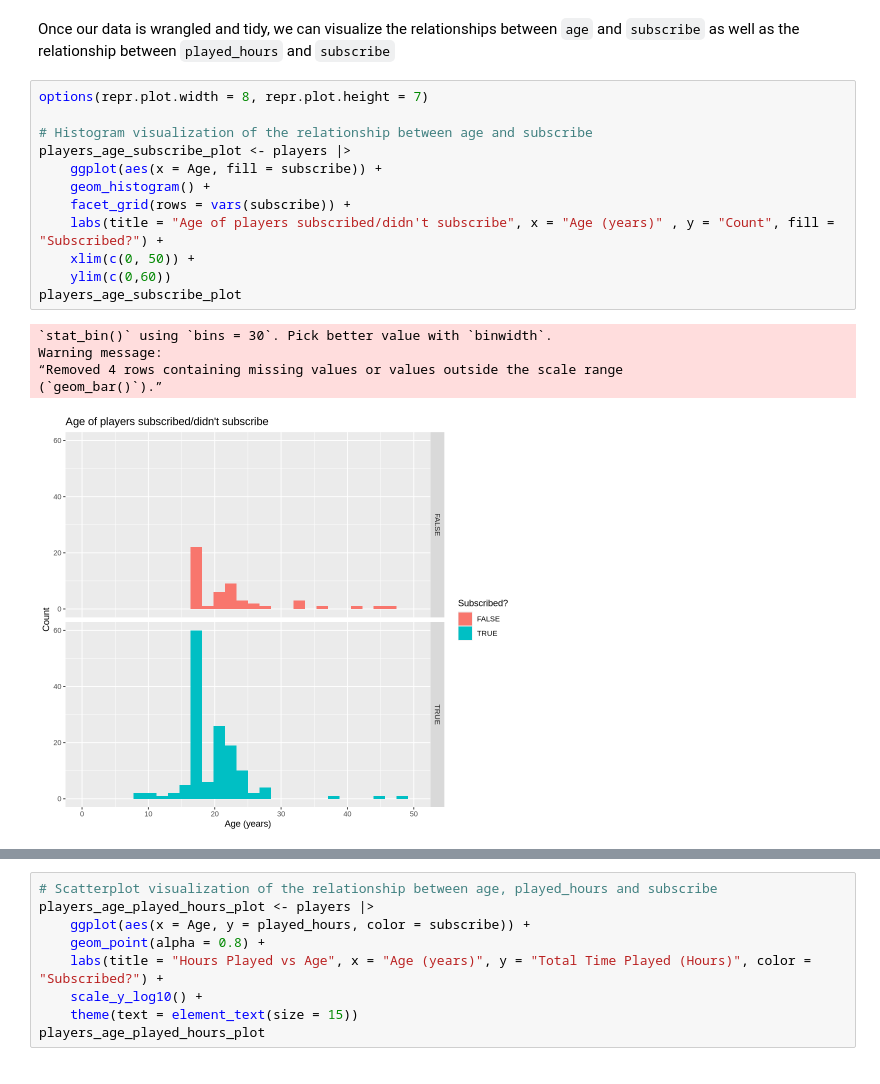
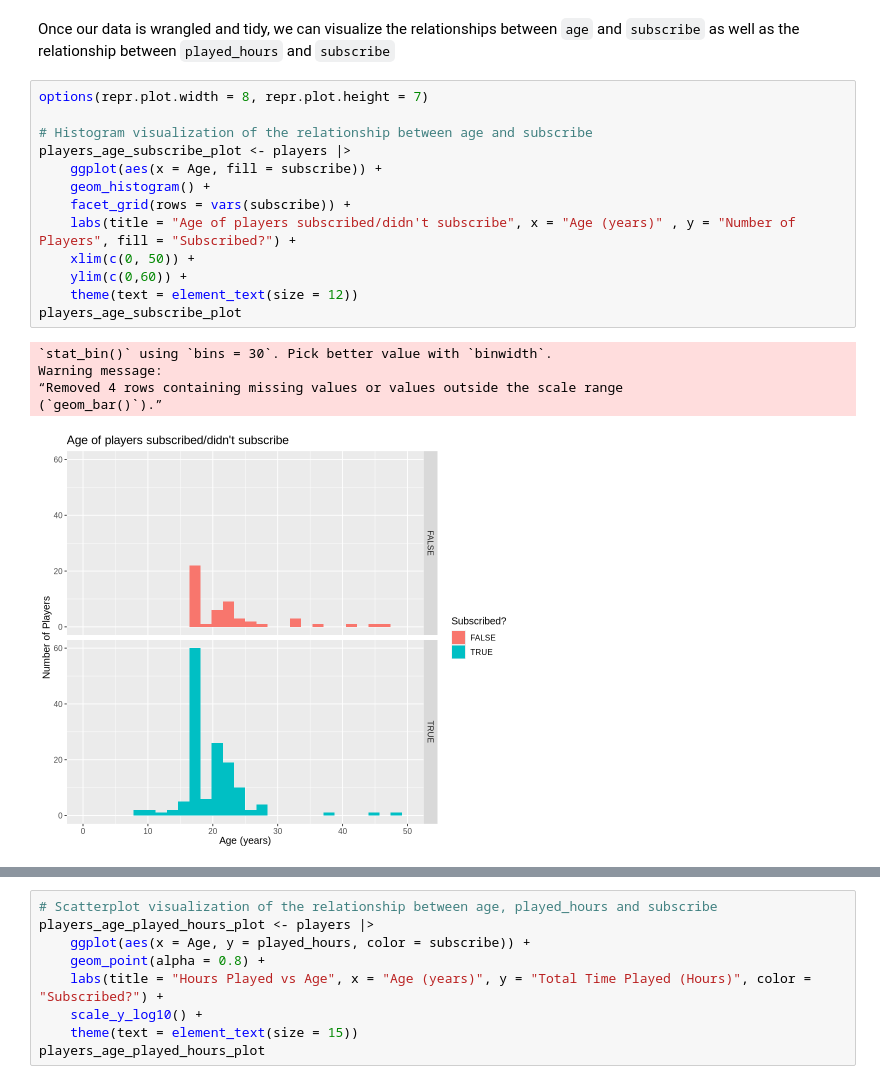
Before and after one commit to ckwok07/DSCI-100-Project-Final-Report, a Jupyter notebook: Project_Final_Report.ipynb, the cells around one changed output, grey strips where cells are left out. Saved outputs shown, nothing was run; the diff lists cells and outputs as text.

```diff
--- a/Project_Final_Report.ipynb
+++ b/Project_Final_Report.ipynb
@@ -152,19 +152,20 @@ Once our data is wrangled and tidy, we can visualize the relationships between `
 # %%
 options(repr.plot.width = 8, repr.plot.height = 7)
 
 # Histogram visualization of the relationship between age and subscribe
 players_age_subscribe_plot <- players |>
     ggplot(aes(x = Age, fill = subscribe)) +
     geom_histogram() +
     facet_grid(rows = vars(subscribe)) +
-    labs(title = "Age of players subscribed/didn't subscribe", x = "Age (years)" , y = "Count", fill = "Subscribed?") +
+    labs(title = "Age of players subscribed/didn't subscribe", x = "Age (years)" , y = "Number of Players", fill = "Subscribed?") +
     xlim(c(0, 50)) +
-    ylim(c(0,60))
+    ylim(c(0,60)) +
+    theme(text = element_text(size = 12))
 players_age_subscribe_plot
 # %% [output]
 `stat_bin()` using `bins = 30`. Pick better value with `binwidth`.
 Warning message:
 “Removed 4 rows containing missing values or values outside the scale range
 (`geom_bar()`).”
-[figure, old version]
+[figure, new version]
 # %% [markdown]
```
Also changed, not shown: parts of 50 cells of this notebook.
